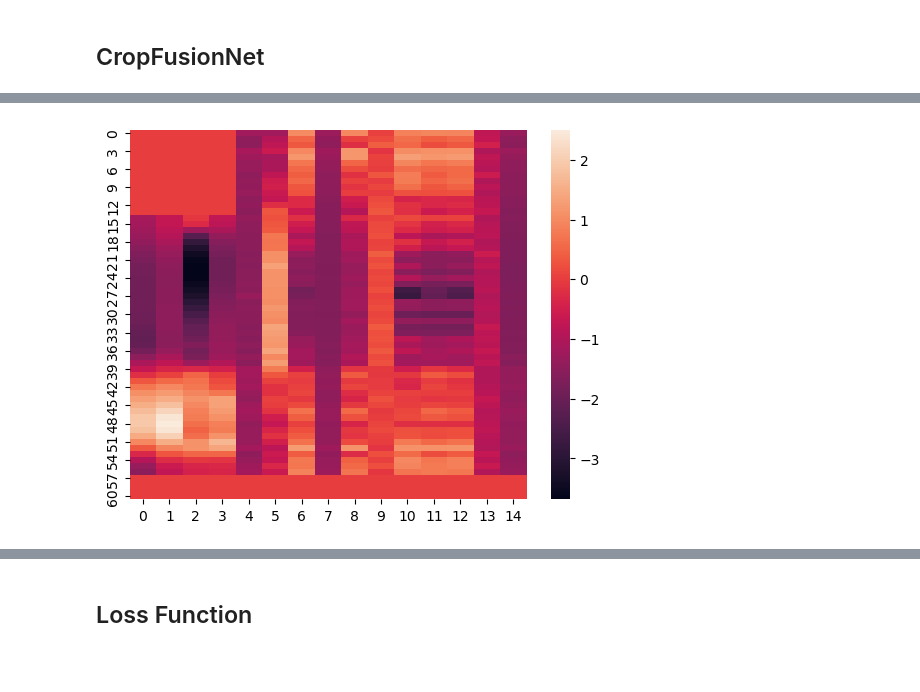
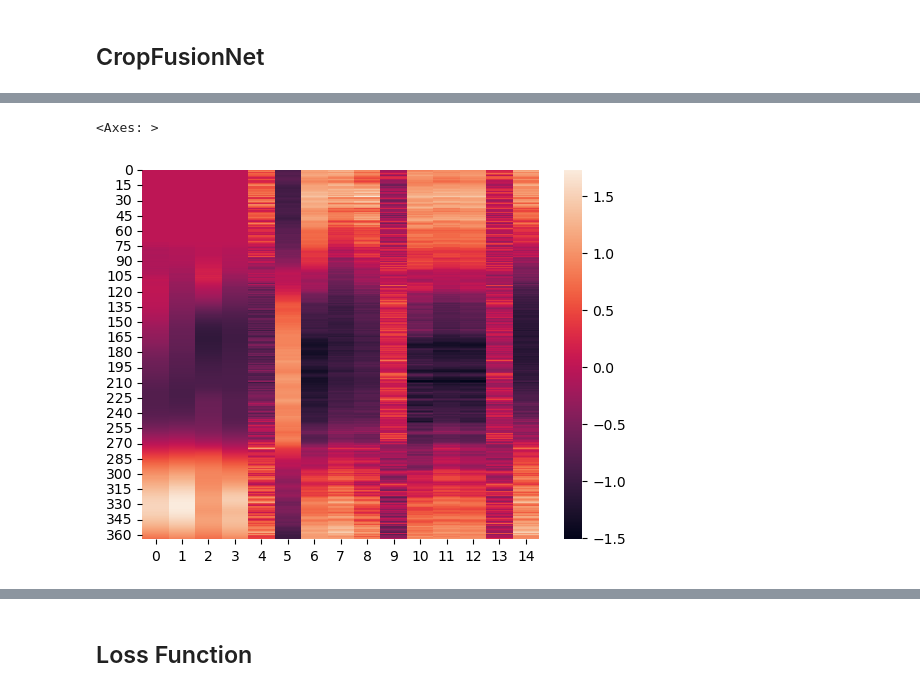
Before and after one commit to geonextgis/crop-yield-forecasting-germany, a Jupyter notebook: src/models/CropFusionNet/model.ipynb, the cells around one changed output, grey strips where cells are left out. Cells and saved outputs as stored; diff of their text form; code cells hidden in the pictures; blank space fills up the shorter version.

```diff
--- a/src/models/CropFusionNet/model.ipynb
+++ b/src/models/CropFusionNet/model.ipynb
@@ -890,7 +958,8 @@ plt.show()
 # %%
-sns.heatmap((batch["inputs"][0, :, :].cpu().numpy()))
+sns.heatmap((batch["inputs"].mean(axis=0).cpu().numpy()))
 # %% [output]
+<Axes: >
-[figure, old version]
+[figure, new version]
 # %%
 sns.heatmap(preds["attention_weights"].detach().cpu().numpy()[1, :, :], cmap="Greens")
 # %% [output]
```
Also changed, not shown: parts of 10 cells of this notebook, 12 other files.
